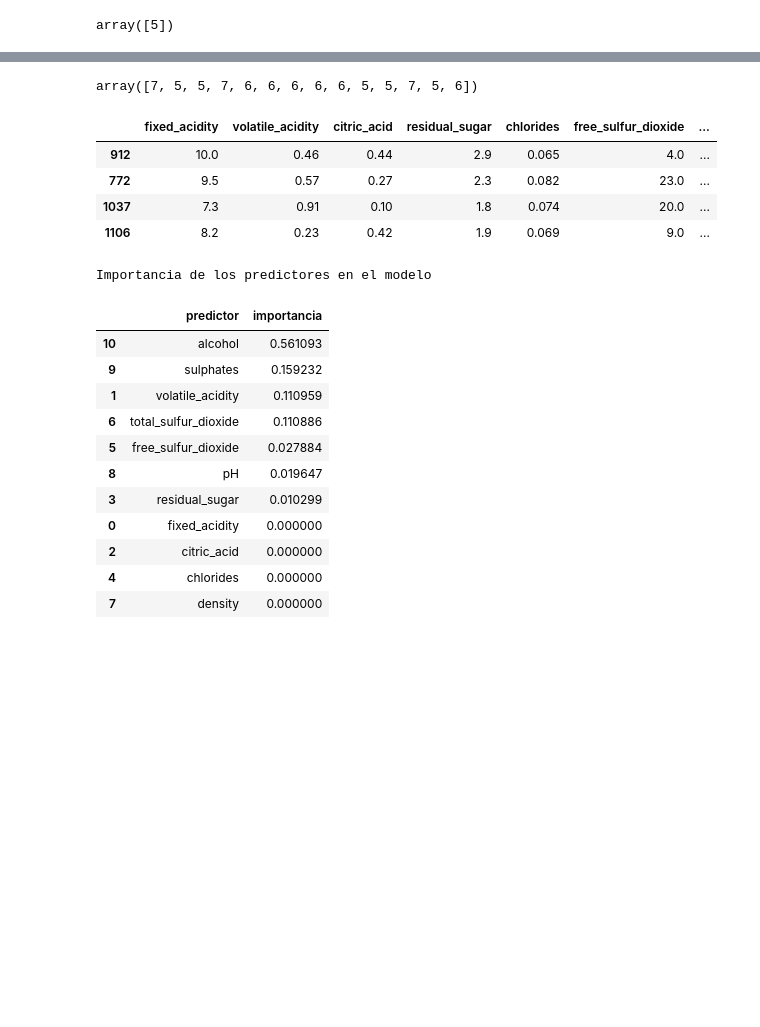
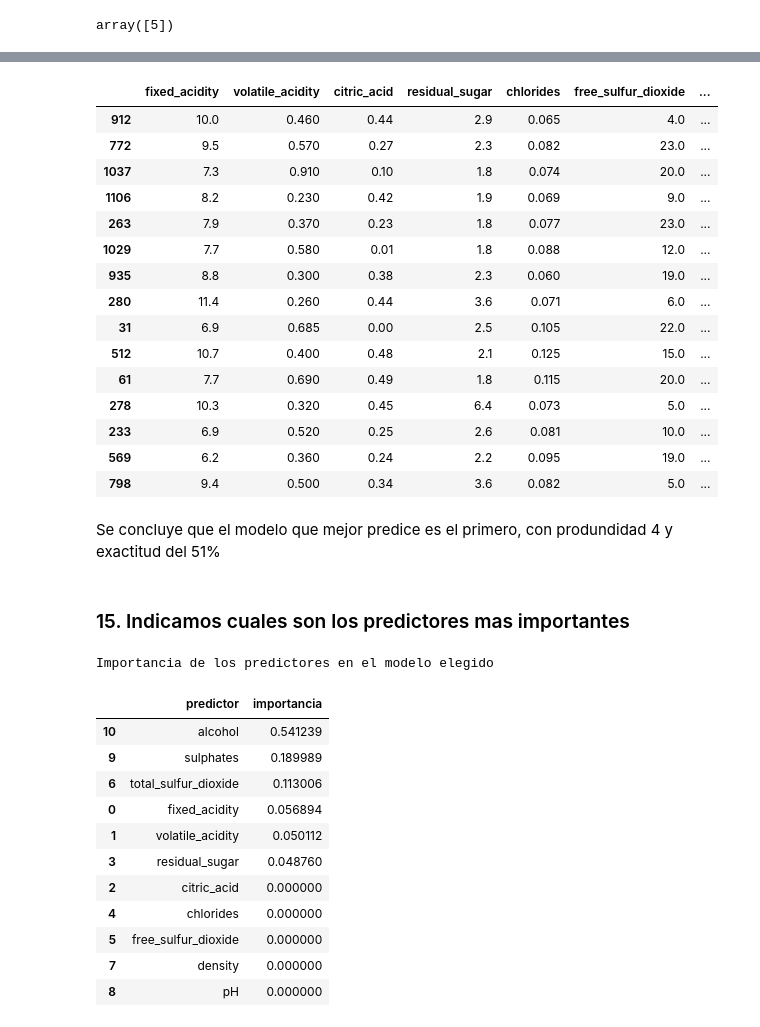
Before and after one commit to LucilaAllende/DSS-2020, a Jupyter notebook: tp6/Clasificacion/Punto 3/Clasificador Vinos con Arbol.ipynb, the cells around one changed output, grey strips where cells are left out. Saved outputs shown, nothing was run; the diff lists cells and outputs as text; code cells hidden in the pictures; blank space fills up the shorter version.

```diff
--- a/tp6/Clasificacion/Punto 3/Clasificador Vinos con Arbol.ipynb
+++ b/tp6/Clasificacion/Punto 3/Clasificador Vinos con Arbol.ipynb
@@ -247,34 +342,44 @@ array([5, 5, 5, 5, 5, 5, 5, 5, 5, 5, 5, 5, 5, 5])
-# %%
-una_pred = modelo.predict(X = ndf)
-una_pred
-# %% [output]
-array([7, 5, 5, 7, 6, 6, 6, 6, 6, 5, 5, 7, 5, 6])
 # %%
-datos.iloc[[912,772,1037,1106]]
+datos.iloc[[912,772,1037,1106, 263, 1029,935,280,31,512, 61, 278,233, 569,798]]
 # %% [output]
 |  | fixed_acidity | volatile_acidity | citric_acid | residual_sugar | chlorides | free_sulfur_dioxide | ... |
-| 912 | 10.0 | 0.46 | 0.44 | 2.9 | 0.065 | 4.0 | ... |
-| 772 | 9.5 | 0.57 | 0.27 | 2.3 | 0.082 | 23.0 | ... |
-| 1037 | 7.3 | 0.91 | 0.10 | 1.8 | 0.074 | 20.0 | ... |
-| 1106 | 8.2 | 0.23 | 0.42 | 1.9 | 0.069 | 9.0 | ... |
+| 912 | 10.0 | 0.460 | 0.44 | 2.9 | 0.065 | 4.0 | ... |
+| 772 | 9.5 | 0.570 | 0.27 | 2.3 | 0.082 | 23.0 | ... |
+| 1037 | 7.3 | 0.910 | 0.10 | 1.8 | 0.074 | 20.0 | ... |
+| 1106 | 8.2 | 0.230 | 0.42 | 1.9 | 0.069 | 9.0 | ... |
+| 263 | 7.9 | 0.370 | 0.23 | 1.8 | 0.077 | 23.0 | ... |
+| 1029 | 7.7 | 0.580 | 0.01 | 1.8 | 0.088 | 12.0 | ... |
+| 935 | 8.8 | 0.300 | 0.38 | 2.3 | 0.060 | 19.0 | ... |
+| 280 | 11.4 | 0.260 | 0.44 | 3.6 | 0.071 | 6.0 | ... |
+| 31 | 6.9 | 0.685 | 0.00 | 2.5 | 0.105 | 22.0 | ... |
+| 512 | 10.7 | 0.400 | 0.48 | 2.1 | 0.125 | 15.0 | ... |
+| 61 | 7.7 | 0.690 | 0.49 | 1.8 | 0.115 | 20.0 | ... |
+| 278 | 10.3 | 0.320 | 0.45 | 6.4 | 0.073 | 5.0 | ... |
+| 233 | 6.9 | 0.520 | 0.25 | 2.6 | 0.081 | 10.0 | ... |
+| 569 | 6.2 | 0.360 | 0.24 | 2.2 | 0.095 | 19.0 | ... |
+| 798 | 9.4 | 0.500 | 0.34 | 3.6 | 0.082 | 5.0 | ... |
+# %% [markdown]
+Se concluye que el modelo que mejor predice es el primero, con produndidad 4 y exactitud del 51%
+# %% [markdown]
+### 15. Indicamos cuales son los predictores mas importantes
 # %%
 importancia_predictores = pd.DataFrame(
                             {'predictor': datos.drop(columns = "quality").columns,
                              'importancia': modelo.feature_importances_}
                             )
-print("Importancia de los predictores en el modelo")
+print("Importancia de los predictores en el modelo elegido")
 importancia_predictores.sort_values('importancia', ascending=False)
 # %% [output]
-Importancia de los predictores en el modelo
+Importancia de los predictores en el modelo elegido
 |  | predictor | importancia |
-| 10 | alcohol | 0.561093 |
-| 9 | sulphates | 0.159232 |
-| 1 | volatile_acidity | 0.110959 |
-| 6 | total_sulfur_dioxide | 0.110886 |
-| 5 | free_sulfur_dioxide | 0.027884 |
-| 8 | pH | 0.019647 |
-| 3 | residual_sugar | 0.010299 |
-| 0 | fixed_acidity | 0.000000 |
+| 10 | alcohol | 0.541239 |
+| 9 | sulphates | 0.189989 |
+| 6 | total_sulfur_dioxide | 0.113006 |
+| 0 | fixed_acidity | 0.056894 |
+| 1 | volatile_acidity | 0.050112 |
+| 3 | residual_sugar | 0.048760 |
 | 2 | citric_acid | 0.000000 |
 | 4 | chlorides | 0.000000 |
+| 5 | free_sulfur_dioxide | 0.000000 |
 | 7 | density | 0.000000 |
+| 8 | pH | 0.000000 |
```
Also changed, not shown: parts of 36 cells of this notebook.
